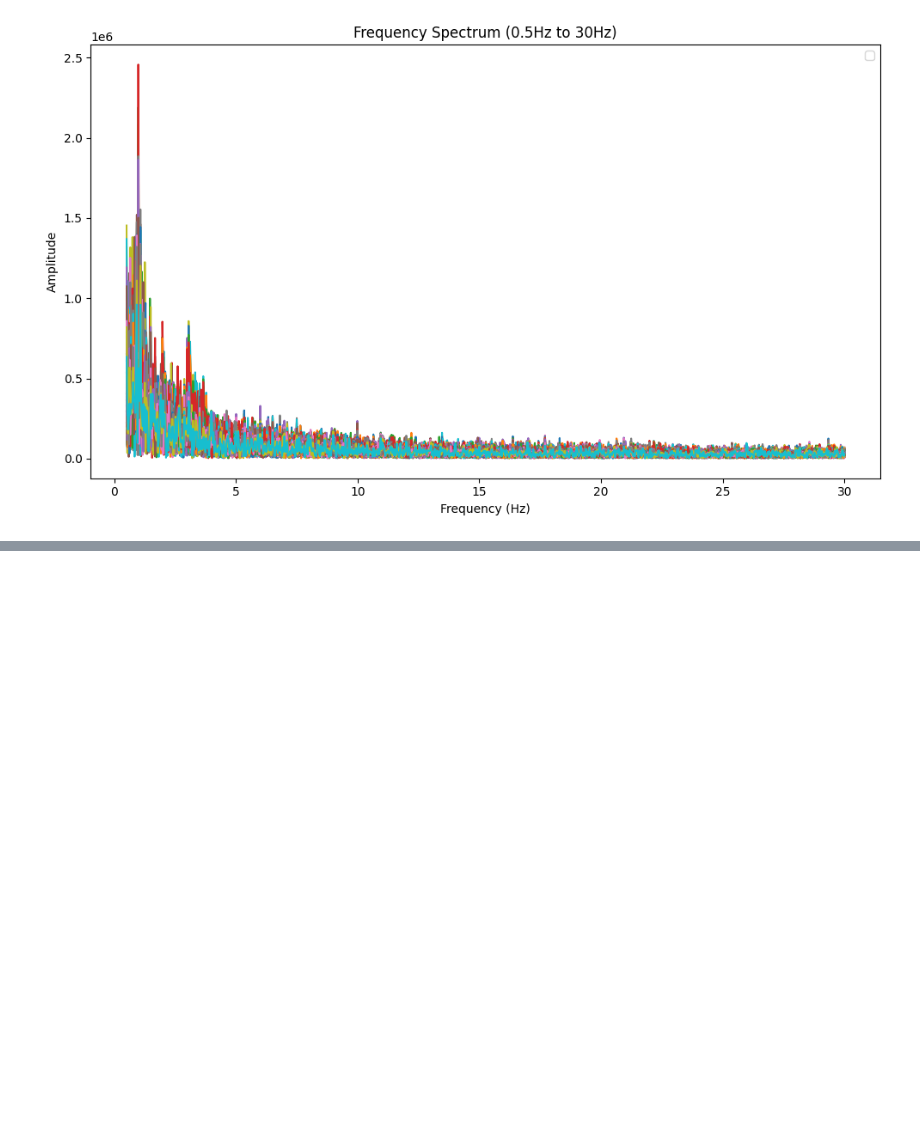
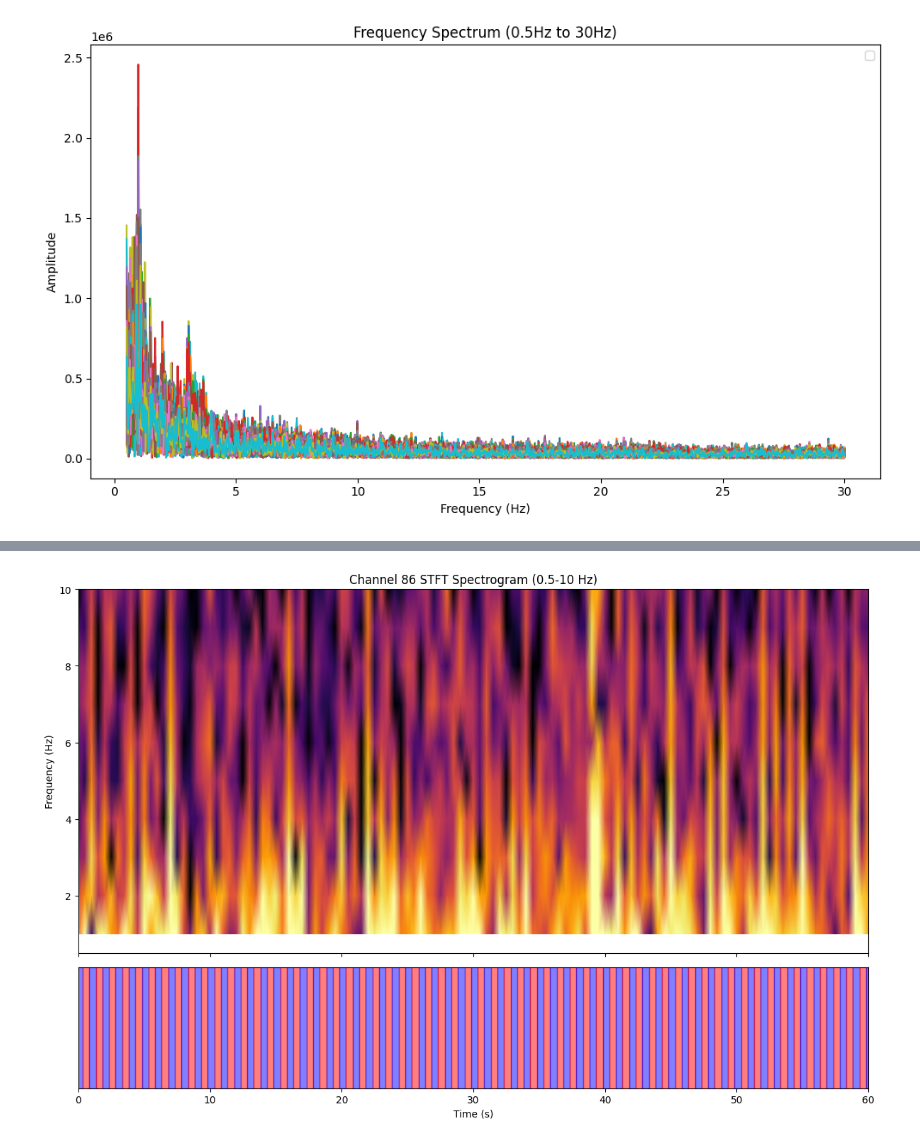
Before and after one commit to logic-uni/ET_data_analysis, a Jupyter notebook: Oscillation/LFP_FFT_NP2.ipynb, the cells around one changed output, grey strips where cells are left out. Drawn from its saved outputs; the diff is of its cells as text; code cells hidden in the pictures; blank space fills up the shorter version.

```diff
--- a/Oscillation/LFP_FFT_NP2.ipynb
+++ b/Oscillation/LFP_FFT_NP2.ipynb
@@ -18,3 +23,7 @@ BinaryFolderRecording: 384 channels - 30000.149167 Hz - 1 segments - 48,401,133
 # %%
 print(f'Loaded channels ids: {recording_loaded.get_channel_ids()}')
 print(f'Channel groups after loading: {recording_loaded.get_channel_groups()}')
+
+traces = recording_loaded.get_traces(segment_index=0)
+traces = traces.T
+traces
@@ -37,5 +57,5 @@ array([[-7, -4, -5, ...,  3,  3,  3],
 # %%
-traces_trunc = traces0[:70, 10000000:11000000]  # 0-2000000, 2000000-4000000, 4000000-6000000, 6000000-8000000
+traces_trunc = traces[:, 10000000:11000000]  # 0-2000000, 2000000-4000000, 4000000-6000000, 6000000-8000000
 # Sampling frequency
 fs = 30000  # 30 kHz
 
@@ -59,0 +101,77 @@ plt.tight_layout()
+# %%
+#参数设置
+trunc_time = 60 # 60s
+fs = 30000  # 采样率
+nperseg = 30000  # 2秒窗口  ‌窗口长度
+noverlap = 15000  # 50%重叠  相邻窗口之间的重叠样本数
+freq_low = 0.5  # 低频截止频率
+freq_high = 10  # 高频截止频率
+main_path = '/home/zhangyuhao/Desktop/Result/ET/LFP_STFT/'
+
+# Main Program
+trunc_points = trunc_time * fs  # 60s is 1800000 sample points
+intervals = traces.shape[1] - traces.shape[1] % trunc_points
+for start in range(0, intervals, trunc_points):
+    end = start + trunc_points
+    traces_trunc = traces[:, start:end] # 60s is 1800000 sample points
+    start_time = start / fs
+    end_time = end / fs
+    print(f"Processing {start_time}s-{end_time}s")
+    n_channels, n_samples = traces_trunc.shape[0], traces_trunc.shape[1]  # traces的形状
+    save_path = main_path + f"{start_time}s-{end_time}s"  # 创建路径
+    os.makedirs(save_path, exist_ok=True)
+
+    for channel in range(n_channels):
+        signal = traces_trunc[channel]
+        # 计算STFT
+        freqs, times, Zxx = stft(signal, fs=fs, nperseg=nperseg, noverlap=noverlap)
+        Zxx_db = 20 * np.log10(np.abs(Zxx) + 1e-8)
+
+        # 频率掩码
+        freq_mask = (freqs >= freq_low) & (freqs <= freq_high)
+        freqs_sub = freqs[freq_mask]
+        Zxx_sub = Zxx_db[freq_mask, :]
+
+        # 创建画布和子图
+        fig, (ax1, ax2) = plt.subplots(2, 1, gridspec_kw={'height_ratios': [3, 1]},
+                                    figsize=(12, 8), sharex=True)
+
+        # 绘制频谱图
+        im = ax1.pcolormesh(times, freqs_sub, Zxx_sub, shading='gouraud', cmap='inferno',
+                            vmin=np.percentile(Zxx_sub, 5), vmax=np.percentile(Zxx_sub, 95))
+        #fig.colorbar(im, ax=ax1, pad=0.02, label='Magnitude (dB)')
+        ax1.set_ylim(freq_low, freq_high)
+        ax1.set_ylabel('Frequency (Hz)')
+        ax1.set_title(f'Channel {channel+1} STFT Spectrogram ({freq_low}-{freq_high} Hz)')
+
+        # 处理事件时间区间
+        event_mask = (marker > start_time) & (marker < end_time)
+        event_indices = np.where(event_mask)[0]
+        event_times = marker[event_mask] - start_time  # 转换为相对时间
+
+        if len(event_indices) > 0:
+            # 确定颜色交替顺序
+            first_index = event_indices[0]
+            first_co = 'red' if first_index % 2 == 1 else 'blue'
+            second_co = 'blue' if first_co == 'red' else 'red'
+
+            # 排序事件时间并添加边界
+            sorted_events = np.sort(event_times)
+            boundaries = np.concatenate([[0], sorted_events, [times[-1]]])
+
+            # 绘制交替颜色区间
+            for i in range(len(boundaries) - 1):
+                color = first_co if i % 2 == 0 else second_co
+                ax2.axvspan(boundaries[i], boundaries[i+1], color=color, alpha=0.5)
+
+        # 设置下方子图属性
+        ax2.set_yticks([])
+        ax2.set_xlabel('Time (s)')
+
+        # 调整布局并保存
+        plt.tight_layout()
+        plt.savefig(os.path.join(save_path, f'channel_{channel}_STFT.png'), dpi=150)
+        plt.close()
+
+print("全部处理完成！")
+# %% [output]
@@ -59,0 +181 @@ plt.tight_layout()
+[figure, added]
```
Also changed, not shown: parts of 9 cells of this notebook, 3 other files.
